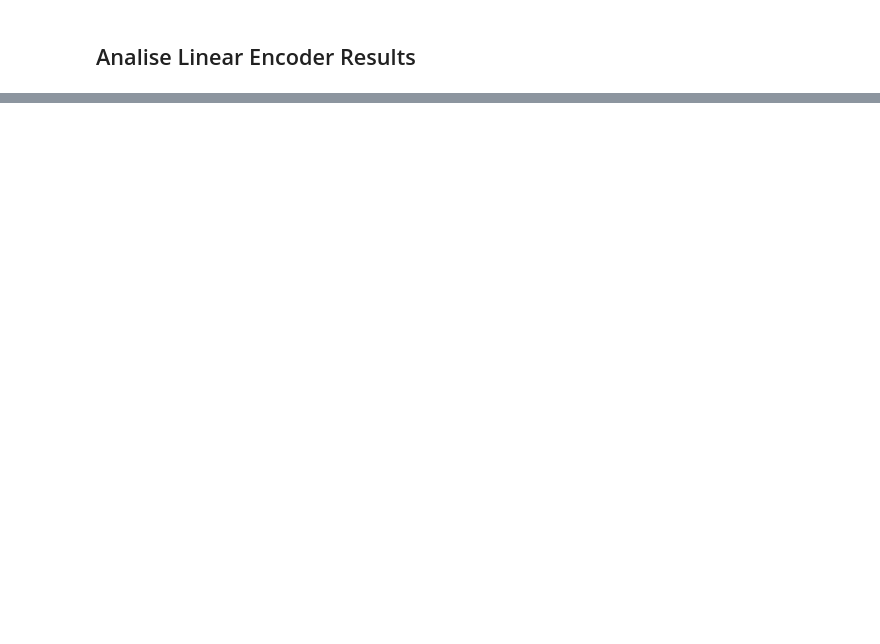
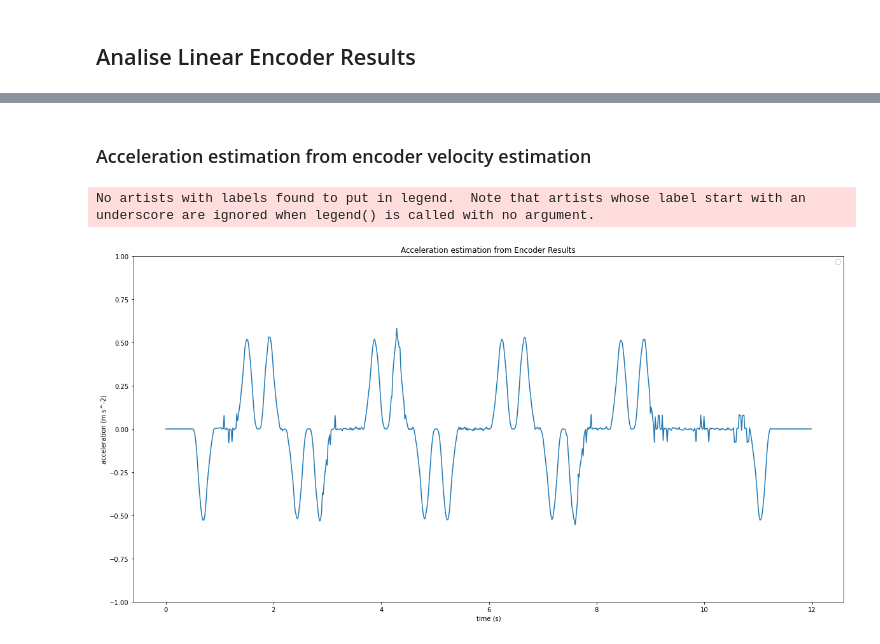
Before and after one commit to XinxingChenUNSW/printer_police, a Jupyter notebook: post_data_notebook/post_data_analysis.ipynb, the cells around one changed output, grey strips where cells are left out. Cells and saved outputs as stored; diff of their text form; code cells hidden in the pictures; blank space fills up the shorter version.

```diff
--- a/post_data_notebook/post_data_analysis.ipynb
+++ b/post_data_notebook/post_data_analysis.ipynb
@@ -76,0 +98,21 @@ plt.show()
+# %% [markdown]
+### Acceleration estimation from encoder velocity estimation
+# %%
+acceleration = np.array([float(0)] * time.size)
+smooth_factor = 3
+for i in range(smooth_factor):
+    for j in [1+i, -2-i]:
+        acceleration[j] = (velocity[j+1+i] - velocity[j-1-i])/(time[j+1+i] - time[j-1-i])
+
+for i in range(smooth_factor, time.size-1-smooth_factor):
+    acceleration[i] = (velocity[i+smooth_factor] - velocity[i-smooth_factor])/(time[i+smooth_factor] - time[i-smooth_factor])
+plt.plot(time, acceleration)
+plt.title("Acceleration estimation from Encoder Results")
+plt.xlabel("time (s)")
+plt.ylabel("acceleration (m s^-2)")
+plt.ylim((-1, 1))
+plt.legend(loc="upper right")
+plt.show()
+# %% [output]
+No artists with labels found to put in legend.  Note that artists whose label start with an underscore are ignored when legend() is called with no argument.
+[figure, added]
```
Also changed, not shown: parts of 18 cells of this notebook, 1 other file.
